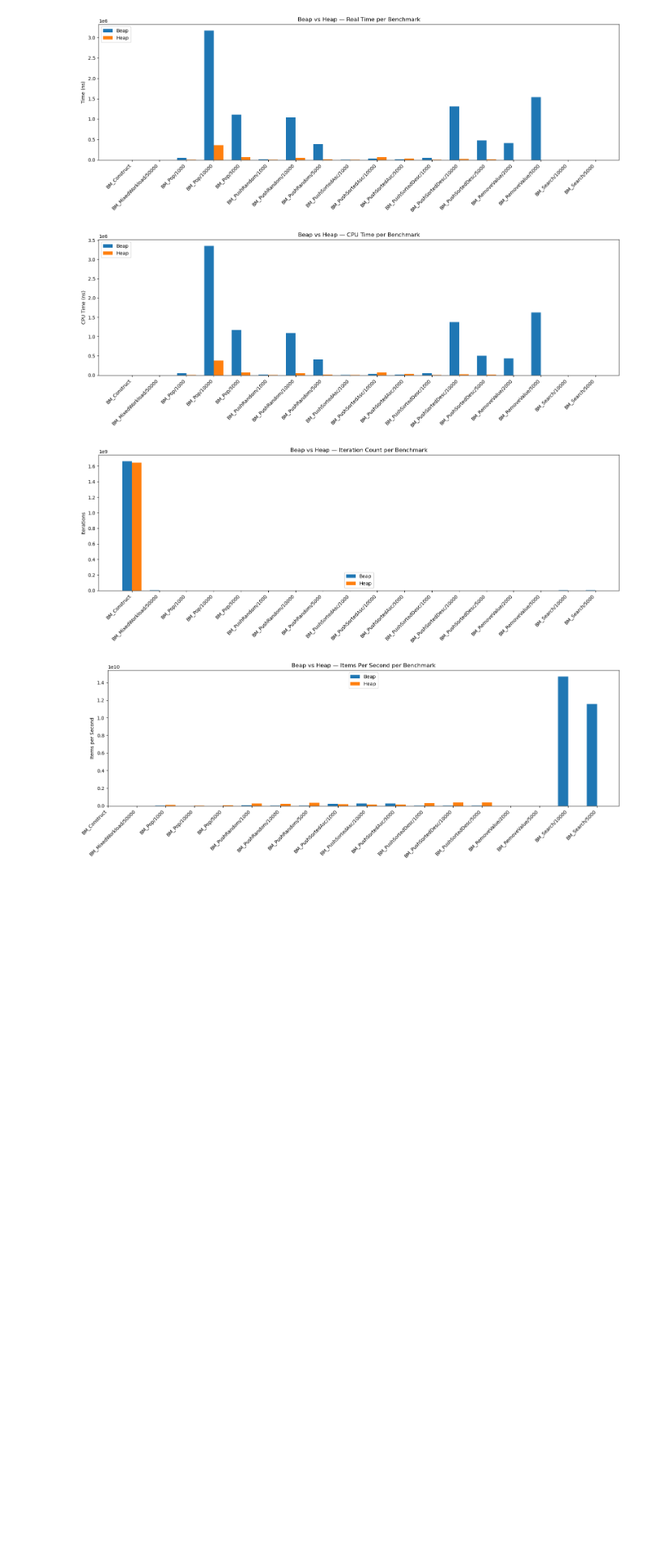
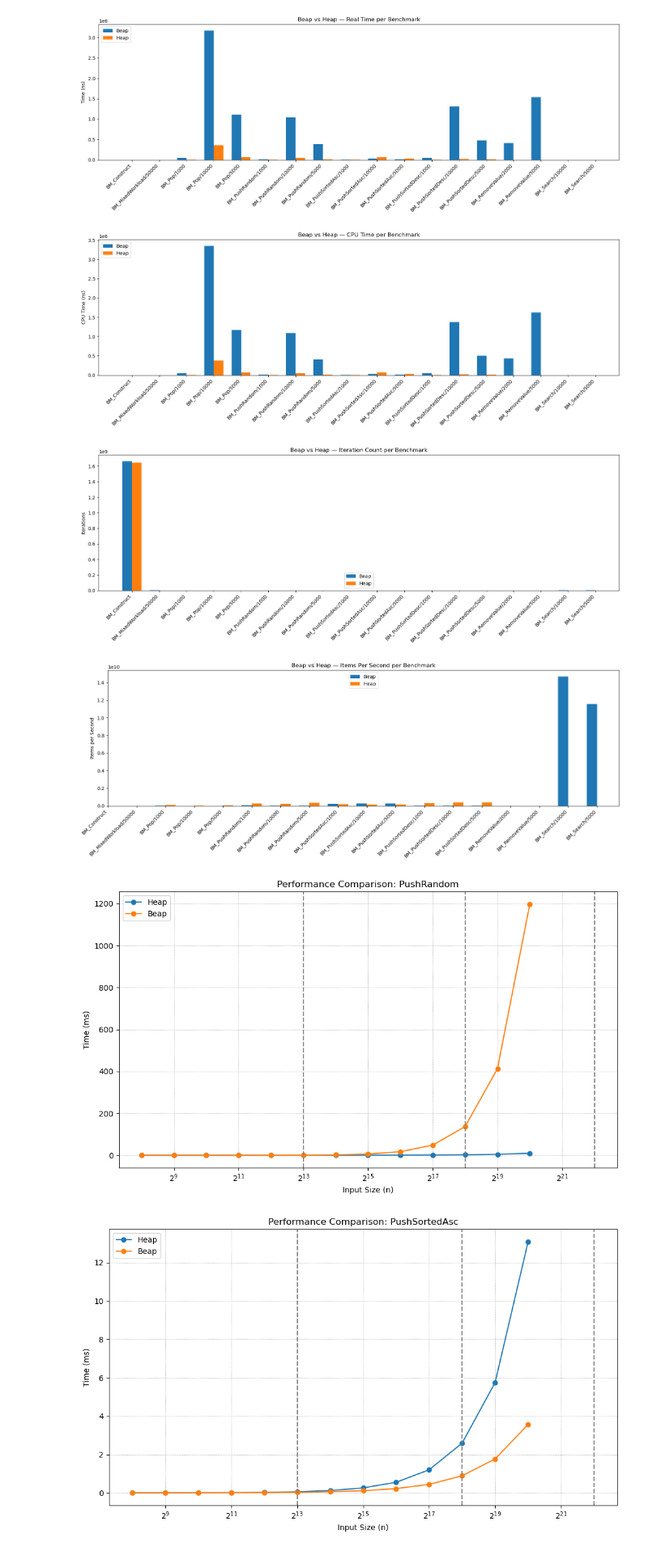
Before and after one commit to lanre01/Dissertation, a Jupyter notebook: Dissertation/benchmarkResults.ipynb, the cells around one changed output. Shown at 81% size. Cells and saved outputs as stored; diff of their text form; code cells hidden in the pictures; blank space fills up the shorter version.

```diff
--- a/Dissertation/benchmarkResults.ipynb
+++ b/Dissertation/benchmarkResults.ipynb
@@ -279,3 +279,70 @@ plot_metric(
 [figure]
 [figure]
 [figure]
+# %%
+import pandas as pd
+import matplotlib.pyplot as plt
+import re
+
+# Load benchmark CSVs
+heap_df = pd.read_csv("bench_heap.csv")
+beap_df = pd.read_csv("bench_beap.csv")
+
+# Helper: extract operation and input size
+def split_name(name):
+    m = re.match(r"(.*)/(\d+)", name)
+    if m:
+        return m.group(1), int(m.group(2))
+    return name, None
+
+for df in [heap_df, beap_df]:
+    df[['op', 'size']] = df['name'].apply(lambda x: pd.Series(split_name(x)))
+
+
+# Filter only Push/Pop operations
+ops_to_plot = [
+    "BM_PushRandom",
+    "BM_PushSortedAsc",
+    "BM_PushSortedDesc",
+    "BM_Pop"
+]
+
+for op in ops_to_plot:
+    plt.figure(figsize=(10, 6))
+
+    # Select operation subset
+    heap_sub = heap_df[heap_df['op'] == op]
+    beap_sub = beap_df[beap_df['op'] == op]
+
+    # Sorting ensures correct line order
+    heap_sub = heap_sub.sort_values("size")
+    beap_sub = beap_sub.sort_values("size")
+
+    # Convert ns to ms for readability
+    heap_time = heap_sub['cpu_time'] / 1e6
+    beap_time = beap_sub['cpu_time'] / 1e6
+
+    # Plot both
+    plt.plot(heap_sub['size'], heap_time, marker='o', label="Heap")
+    plt.plot(beap_sub['size'], beap_time, marker='o', label="Beap")
+
+    # Scale X-axis logarithmically (important!)
+    plt.xscale('log', base=2)
+
+    # Labels & Formatting
+    plt.xlabel("Input Size (n)")
+    plt.ylabel("Time (ms)")
+    plt.title(f"Performance Comparison: {op.replace('BM_', '')}")
+    plt.legend()
+
+    # Cache boundary markers (optional)
+    plt.axvline(8192, color='gray', linestyle='--', label="L1 Boundary" if op == ops_to_plot[0] else "")
+    plt.axvline(262144, color='gray', linestyle='--', label="L2 Boundary" if op == ops_to_plot[0] else "")
+    plt.axvline(4194304, color='gray', linestyle='--', label="L3 Boundary" if op == ops_to_plot[0] else "")
+
+    plt.grid(True, which="both", ls=":")
+    plt.tight_layout()
+    plt.show()
+# %% [output]
+[figure, added]
+[figure, added]
```
Also changed, not shown: parts of 2 cells of this notebook, 2 other files.
